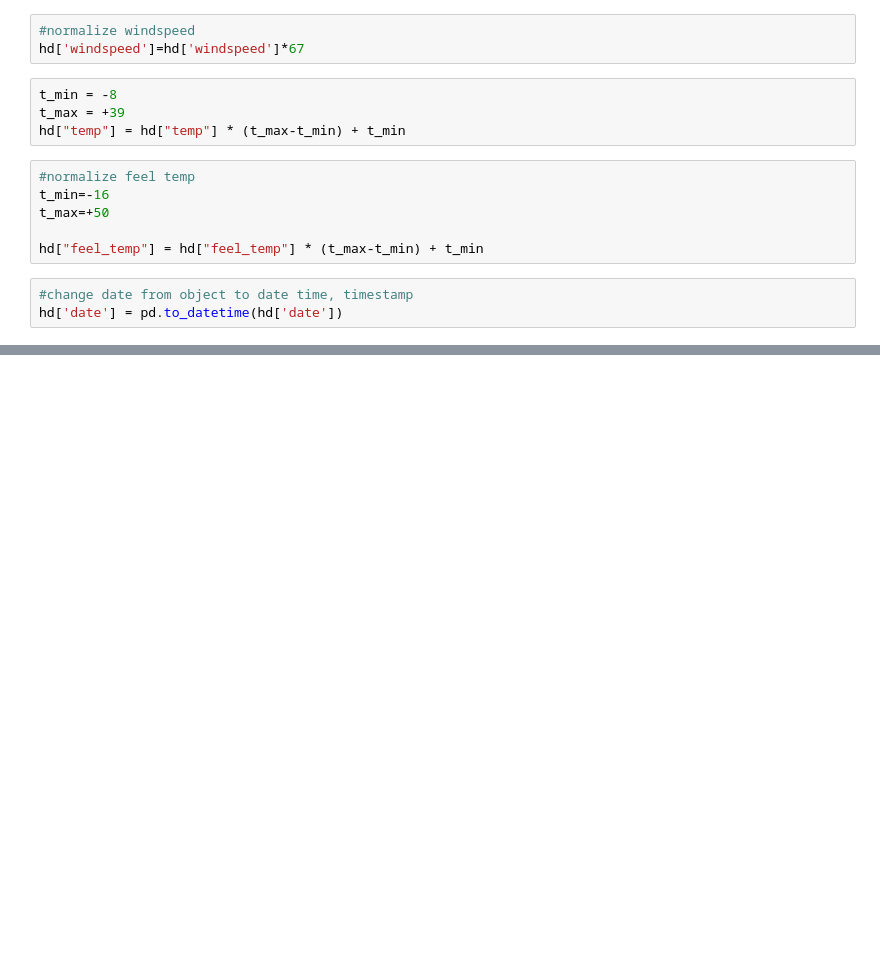
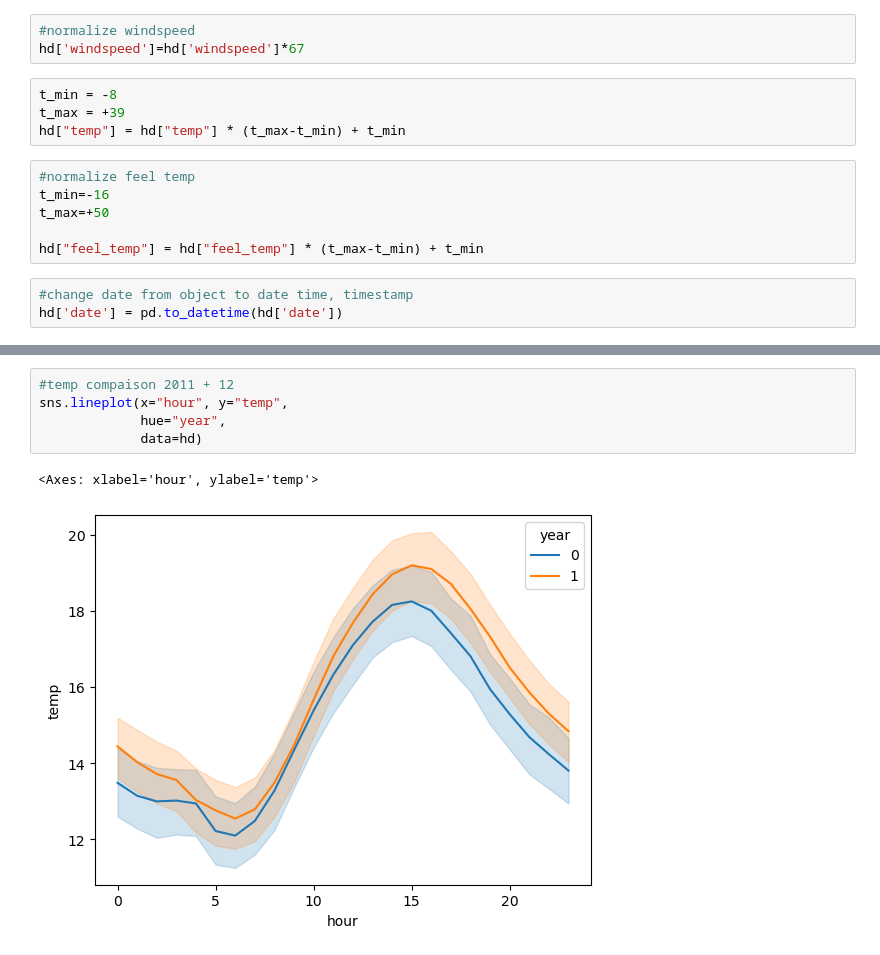
Before and after one commit to MiriamHerrmann/Bike-EDA, a Jupyter notebook: bike_eda.ipynb, the cells around one changed output, grey strips where cells are left out. Drawn from its saved outputs; the diff is of its cells as text; blank space fills up the shorter version.

```diff
--- a/bike_eda.ipynb
+++ b/bike_eda.ipynb
@@ -122,0 +170,8 @@ hd['date'] = pd.to_datetime(hd['date'])
+# %%
+#temp compaison 2011 + 12
+sns.lineplot(x="hour", y="temp",
+             hue="year",
+             data=hd)
+# %% [output]
+<Axes: xlabel='hour', ylabel='temp'>
+[figure, added]
```
Also changed, not shown: parts of 10 cells of this notebook.
